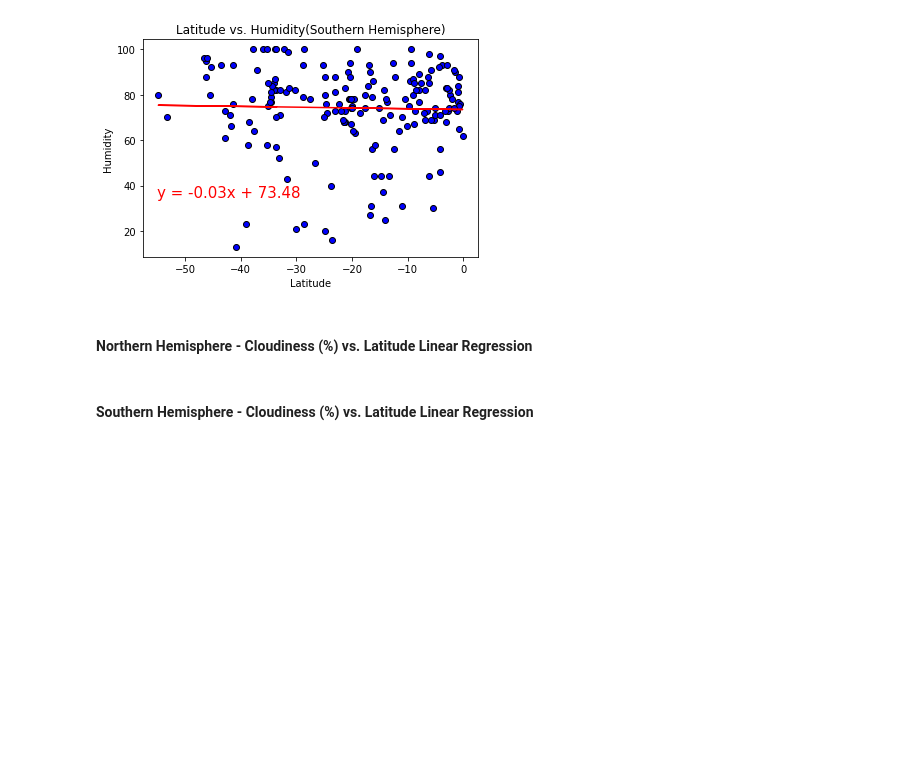
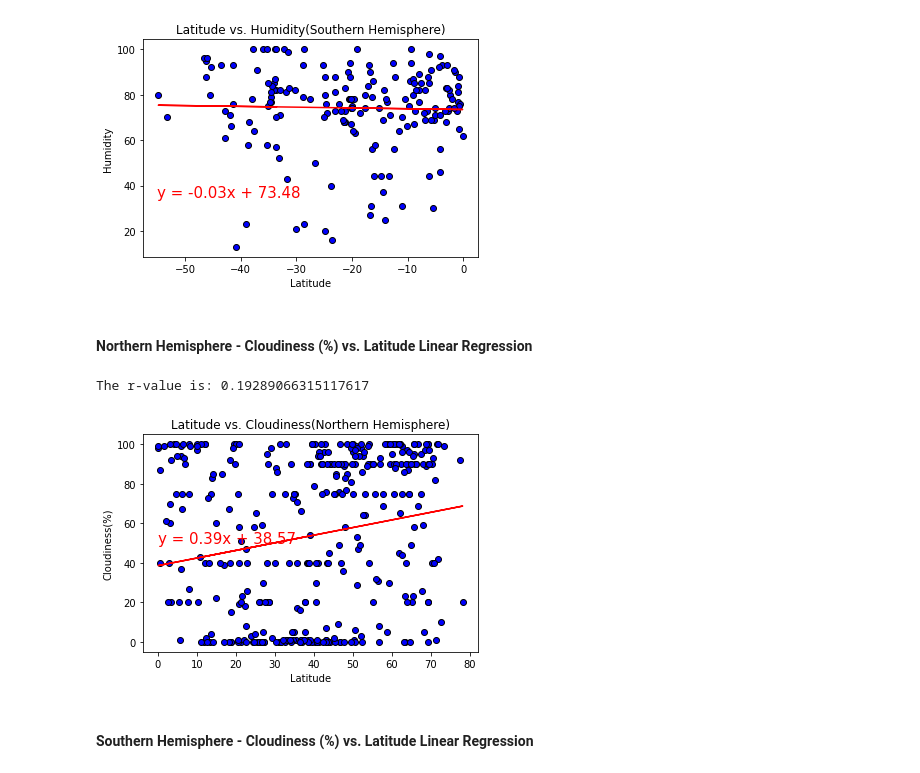
Before and after one commit to ethompson1988/Python-API-Challenge, a Jupyter notebook: WeatherPy/WeatherPy.ipynb, the cells around one changed output. Saved outputs shown, nothing was run; the diff lists cells and outputs as text; code cells hidden in the pictures; blank space fills up the shorter version.

Commit message:
linear regression chart 5

```diff
--- a/WeatherPy/WeatherPy.ipynb
+++ b/WeatherPy/WeatherPy.ipynb
@@ -288,6 +288,24 @@ The r-value is: -0.025264930132729794
 [figure]
 # %% [markdown]
 ####  Northern Hemisphere - Cloudiness (%) vs. Latitude Linear Regression
+# %%
+north_hem=cities_df.loc[cities_df['Lat']>0]
+x=north_hem['Lat']
+y=north_hem['Cloudiness']
+(slope, intercept, rvalue, pvalue, stderr) = linregress(x, y)
+regress_vals = x * slope + intercept
+equation="y = " + str(round(slope,2)) + "x + " + str(round(intercept,2))
+print(f"The r-value is: {rvalue}")
+plt.scatter(x,y,color='blue',edgecolors='black')
+plt.xlabel('Latitude')
+plt.ylabel('Cloudiness(%)')
+plt.title('Latitude vs. Cloudiness(Northern Hemisphere)')
+plt.annotate(equation,(0,50),fontsize=15,color="red")
+plt.plot(x,regress_vals,'red')
+plt.show()
+# %% [output]
+The r-value is: 0.19289066315117617
+[figure, added]
 # %% [markdown]
 ####  Southern Hemisphere - Cloudiness (%) vs. Latitude Linear Regression
 # %% [markdown]
```
